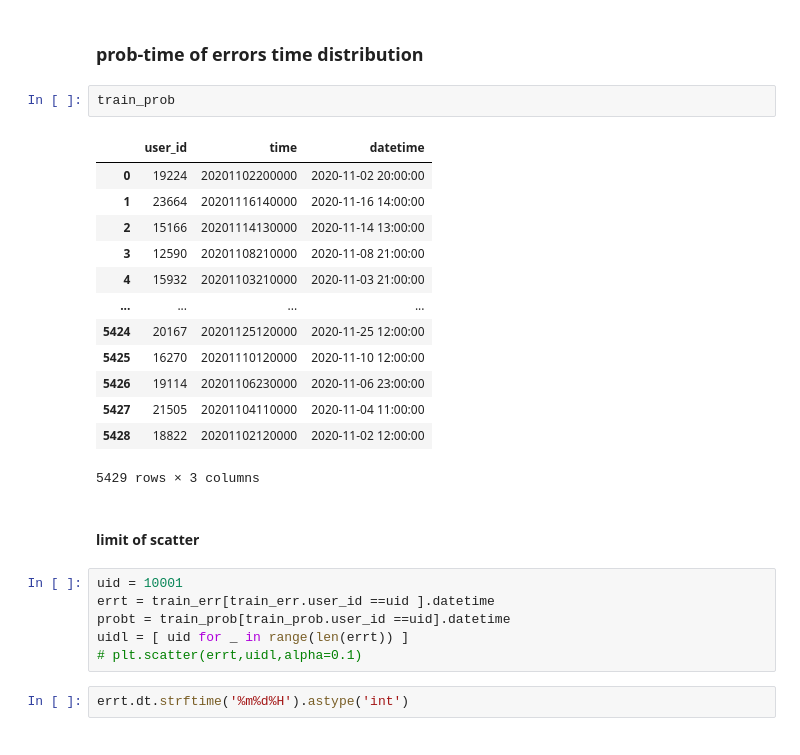
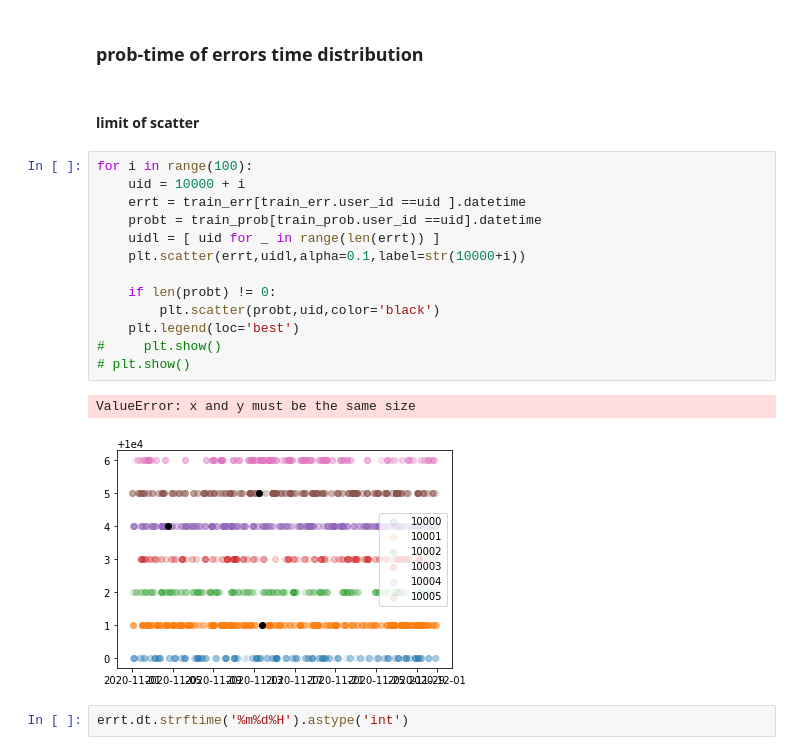
Before and after one commit to yg-renaissance/user-inconvenience-prediction, a Jupyter notebook: epsilon_eda.ipynb, the cells around one changed output. Cells and saved outputs as stored; diff of their text form.

```diff
--- a/epsilon_eda.ipynb
+++ b/epsilon_eda.ipynb
@@ -153,30 +153,24 @@ train_qual['datetime'] = pd.to_datetime(train_qual.time.astype('str'),format='%Y
 train_qual.drop_duplicates(inplace=True)
 # %% [markdown]
 ###  prob-time of errors time distribution
-# %%
-train_prob
-# %% [output]
-|  | user_id | time | datetime |
-| 0 | 19224 | 20201102200000 | 2020-11-02 20:00:00 |
-| 1 | 23664 | 20201116140000 | 2020-11-16 14:00:00 |
-| 2 | 15166 | 20201114130000 | 2020-11-14 13:00:00 |
-| 3 | 12590 | 20201108210000 | 2020-11-08 21:00:00 |
-| 4 | 15932 | 20201103210000 | 2020-11-03 21:00:00 |
-| ... | ... | ... | ... |
-| 5424 | 20167 | 20201125120000 | 2020-11-25 12:00:00 |
-| 5425 | 16270 | 20201110120000 | 2020-11-10 12:00:00 |
-| 5426 | 19114 | 20201106230000 | 2020-11-06 23:00:00 |
-| 5427 | 21505 | 20201104110000 | 2020-11-04 11:00:00 |
-| 5428 | 18822 | 20201102120000 | 2020-11-02 12:00:00 |
-5429 rows × 3 columns
 # %% [markdown]
 #### limit of scatter
 # %%
-uid = 10001
-errt = train_err[train_err.user_id ==uid ].datetime
-probt = train_prob[train_prob.user_id ==uid].datetime
-uidl = [ uid for _ in range(len(errt)) ]
-# plt.scatter(errt,uidl,alpha=0.1)
+for i in range(100):
+    uid = 10000 + i
+    errt = train_err[train_err.user_id ==uid ].datetime
+    probt = train_prob[train_prob.user_id ==uid].datetime
+    uidl = [ uid for _ in range(len(errt)) ]
+    plt.scatter(errt,uidl,alpha=0.1,label=str(10000+i))
+
+    if len(probt) != 0:
+        plt.scatter(probt,uid,color='black')
+    plt.legend(loc='best')
+#     plt.show()
+# plt.show()
+# %% [output]
+ValueError: x and y must be the same size
+[figure, added]
 # %%
 errt.dt.strftime('%m%d%H').astype('int')
 # %% [output]
```
Also changed, not shown: 2 other files.
